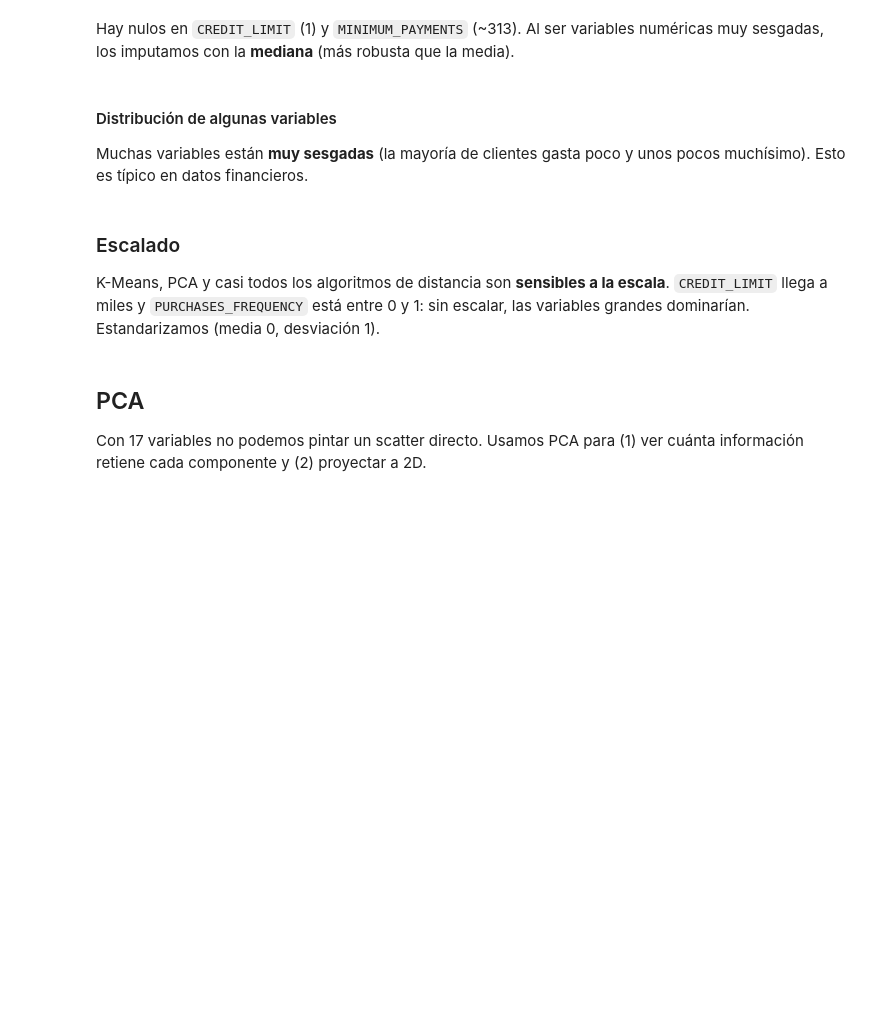
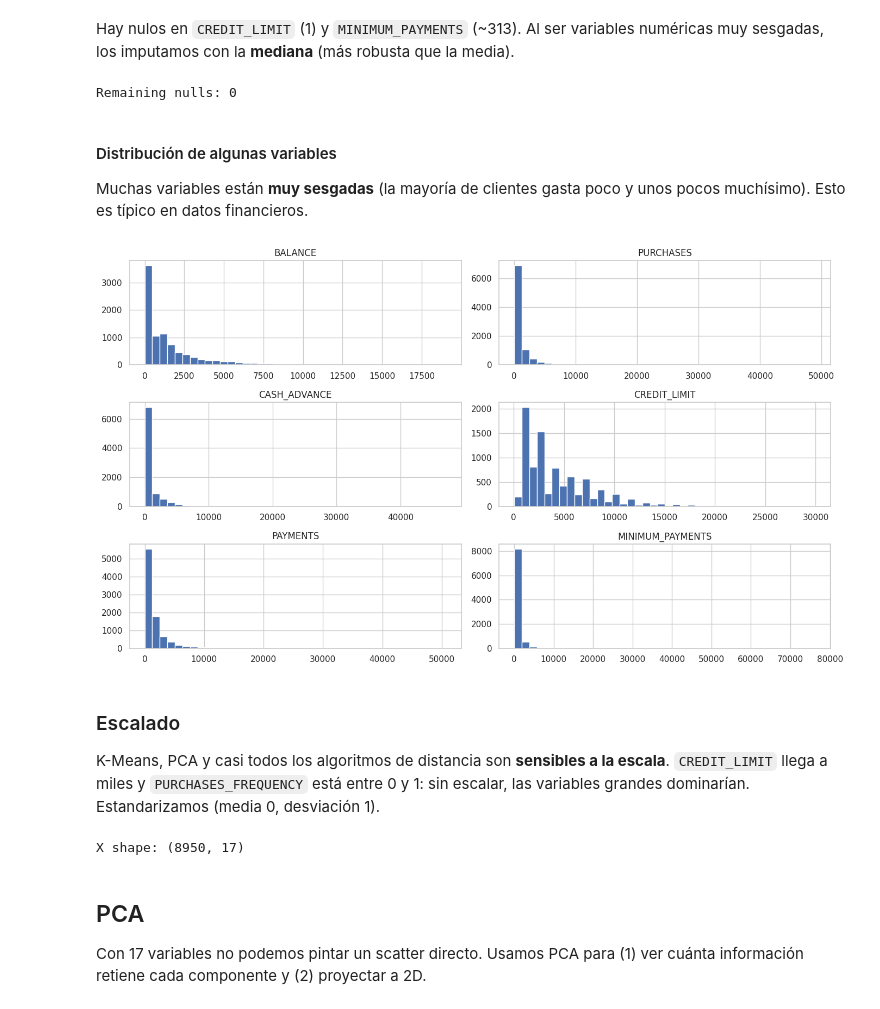
Before and after one commit to Bootcamp-IA-MAD-P7/Proyecto7-Unsupervised-ML-Gisella, a Jupyter notebook: workshop-clustering-creditcard.ipynb, the cells around one changed output. Saved outputs shown, nothing was run; the diff lists cells and outputs as text; code cells hidden in the pictures; blank space fills up the shorter version.

Commit message:
Complete Part 1 (Mushrooms) and Part 2 (Credit Card) notebooks: EDA, PCA, t-SNE, K-Means, Agglomerative, GMM, DBSCAN, Isolation Forest

```diff
--- a/workshop-clustering-creditcard.ipynb
+++ b/workshop-clustering-creditcard.ipynb
@@ -29,0 +33,3 @@ RANDOM_STATE = 42
+# %%
+df = pd.read_csv('data/credit_card.csv')
+df.head()
@@ -47,3 +94,12 @@ Hay nulos en `CREDIT_LIMIT` (1) y `MINIMUM_PAYMENTS` (~313). Al ser variables nu
+# %%
+df = df.drop(columns=['CUST_ID'])
+
+for col in df.columns[df.isnull().any()]:
+    df[col] = df[col].fillna(df[col].median())
+
+print('Remaining nulls:', df.isnull().sum().sum())
+# %% [output]
+Remaining nulls: 0
 # %% [markdown]
 #### Distribución de algunas variables
 
@@ -53,3 +107,10 @@ Muchas variables están **muy sesgadas** (la mayoría de clientes gasta poco y u
+# %%
+cols = ['BALANCE', 'PURCHASES', 'CASH_ADVANCE', 'CREDIT_LIMIT', 'PAYMENTS', 'MINIMUM_PAYMENTS']
+df[cols].hist(bins=40, figsize=(14, 8))
+plt.tight_layout()
+plt.show()
+# %% [output]
+[figure, added]
 # %% [markdown]
 ### Escalado
 
@@ -59,3 +118,9 @@ K-Means, PCA y casi todos los algoritmos de distancia son **sensibles a la escal
+# %%
+scaler = StandardScaler()
+X = scaler.fit_transform(df)
+print('X shape:', X.shape)
+# %% [output]
+X shape: (8950, 17)
 # %% [markdown]
 ## PCA
 
```
Also changed, not shown: parts of 35 cells of this notebook, 1 other file.
